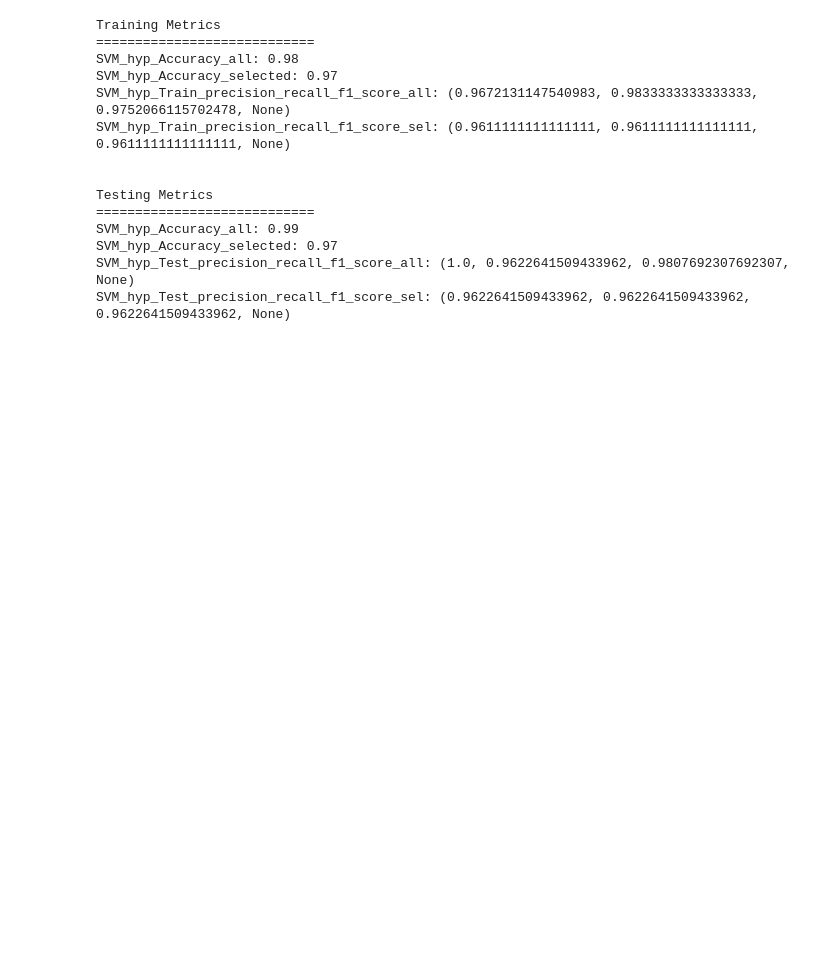
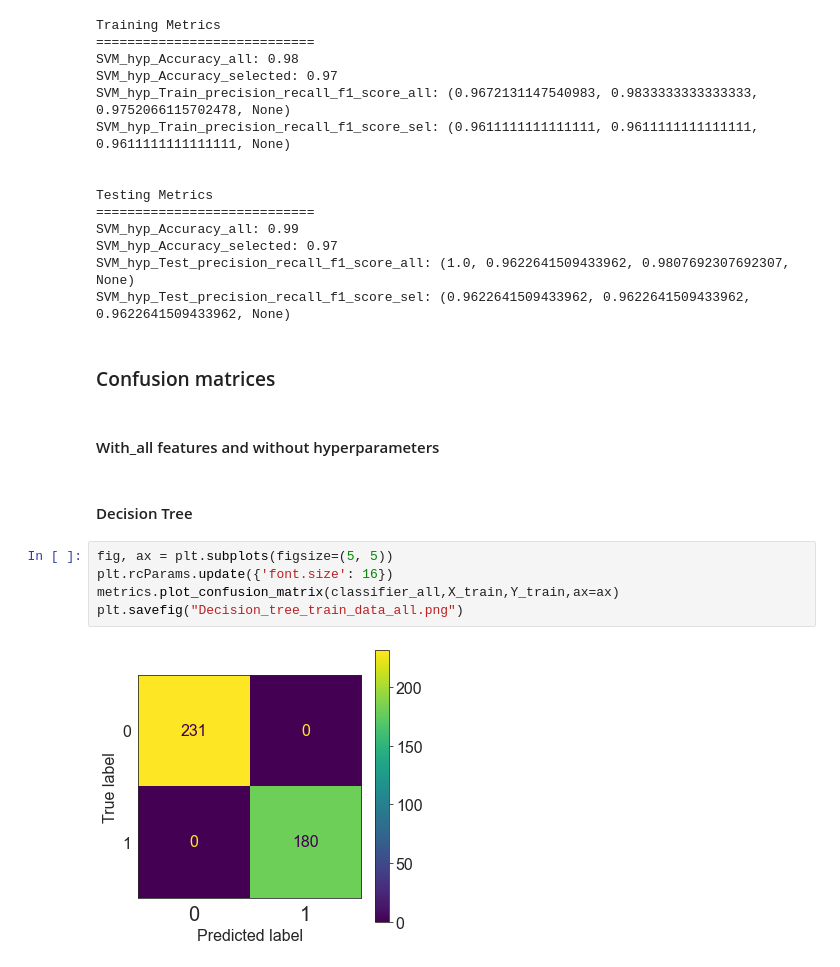
Before and after one commit to lawrence2269/A-ML-approach-for-classifying-RNA-Seq-data, a Jupyter notebook: src/ML_workspace_for_RNA_Seq_data.ipynb, the cells around one changed output. Cells and saved outputs as stored; diff of their text form; blank space fills up the shorter version.

```diff
--- a/src/ML_workspace_for_RNA_Seq_data.ipynb
+++ b/src/ML_workspace_for_RNA_Seq_data.ipynb
@@ -1046,3 +1057,16 @@ SVM_hyp_Accuracy_all: 0.99
 SVM_hyp_Accuracy_selected: 0.97
 SVM_hyp_Test_precision_recall_f1_score_all: (1.0, 0.9622641509433962, 0.9807692307692307, None)
 SVM_hyp_Test_precision_recall_f1_score_sel: (0.9622641509433962, 0.9622641509433962, 0.9622641509433962, None)
+# %% [markdown]
+### Confusion matrices
+# %% [markdown]
+#### With_all features and without hyperparameters
+# %% [markdown]
+#### Decision Tree
+# %%
+fig, ax = plt.subplots(figsize=(5, 5))
+plt.rcParams.update({'font.size': 16})
+metrics.plot_confusion_matrix(classifier_all,X_train,Y_train,ax=ax)
+plt.savefig("Decision_tree_train_data_all.png")
+# %% [output]
+[figure, added]
```
Also changed, not shown: parts of 54 cells of this notebook.
